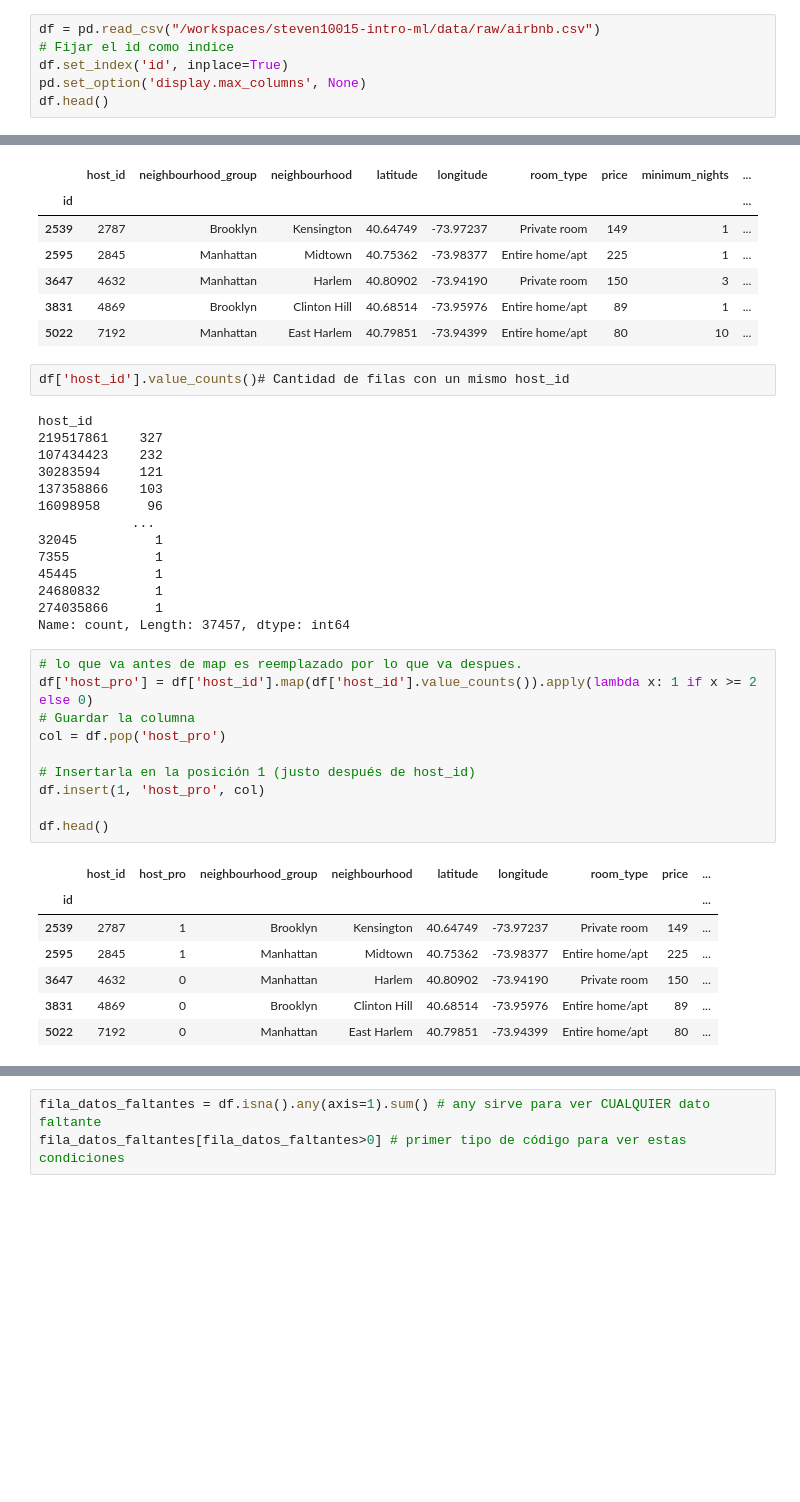
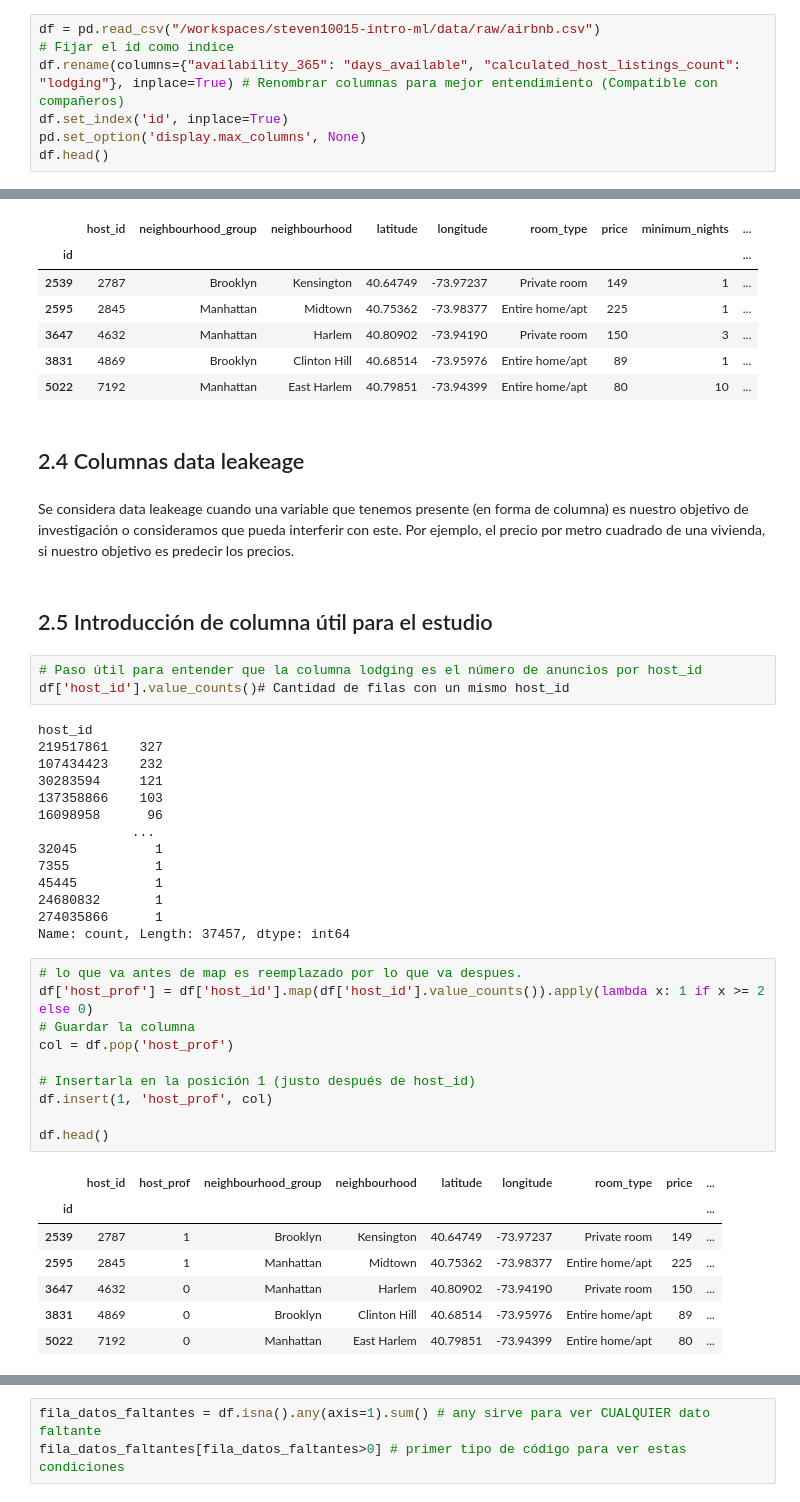
Before and after one commit to 4GeeksAcademy/steven10015-intro-ml, a Jupyter notebook: src/00-eda.ipynb, the cells around one changed output, grey strips where cells are left out. Cells and saved outputs as stored; diff of their text form; blank space fills up the shorter version.

```diff
--- a/src/00-eda.ipynb
+++ b/src/00-eda.ipynb
@@ -34,6 +88,7 @@ ModuleNotFoundError: No module named 'lightgbm'
 # %%
 df = pd.read_csv("/workspaces/steven10015-intro-ml/data/raw/airbnb.csv")
 # Fijar el id como indice
+df.rename(columns={"availability_365": "days_available", "calculated_host_listings_count": "lodging"}, inplace=True) # Renombrar columnas para mejor entendimiento (Compatible con compañeros)
 df.set_index('id', inplace=True)
 pd.set_option('display.max_columns', None)
 df.head()
@@ -170,7 +205,14 @@ df.head()
 | 3647 | 4632 | Manhattan | Harlem | 40.80902 | -73.94190 | Private room | 150 | 3 | ... |
 | 3831 | 4869 | Brooklyn | Clinton Hill | 40.68514 | -73.95976 | Entire home/apt | 89 | 1 | ... |
 | 5022 | 7192 | Manhattan | East Harlem | 40.79851 | -73.94399 | Entire home/apt | 80 | 10 | ... |
+# %% [markdown]
+## 2.4 Columnas data leakeage
+# %% [markdown]
+Se considera data leakeage cuando una variable que tenemos presente (en forma de columna) es nuestro objetivo de investigación o consideramos que pueda interferir con este. Por ejemplo, el precio por metro cuadrado de una vivienda, si nuestro objetivo es predecir los precios.
+# %% [markdown]
+## 2.5 Introducción de columna útil para el estudio
 # %%
+# Paso útil para entender que la columna lodging es el número de anuncios por host_id
 df['host_id'].value_counts()# Cantidad de filas con un mismo host_id
 # %% [output]
 host_id
@@ -188,16 +230,16 @@ host_id
 Name: count, Length: 37457, dtype: int64
 # %%
 # lo que va antes de map es reemplazado por lo que va despues.
-df['host_pro'] = df['host_id'].map(df['host_id'].value_counts()).apply(lambda x: 1 if x >= 2 else 0)
+df['host_prof'] = df['host_id'].map(df['host_id'].value_counts()).apply(lambda x: 1 if x >= 2 else 0)
 # Guardar la columna
-col = df.pop('host_pro')
+col = df.pop('host_prof')
 
 # Insertarla en la posición 1 (justo después de host_id)
-df.insert(1, 'host_pro', col)
+df.insert(1, 'host_prof', col)
 
 df.head()
 # %% [output]
-|  | host_id | host_pro | neighbourhood_group | neighbourhood | latitude | longitude | room_type | price | ... |
+|  | host_id | host_prof | neighbourhood_group | neighbourhood | latitude | longitude | room_type | price | ... |
 | id |  |  |  |  |  |  |  |  | ... |
 | 2539 | 2787 | 1 | Brooklyn | Kensington | 40.64749 | -73.97237 | Private room | 149 | ... |
 | 2595 | 2845 | 1 | Manhattan | Midtown | 40.75362 | -73.98377 | Entire home/apt | 225 | ... |
```
Also changed, not shown: parts of 112 cells of this notebook, 4 other files.
